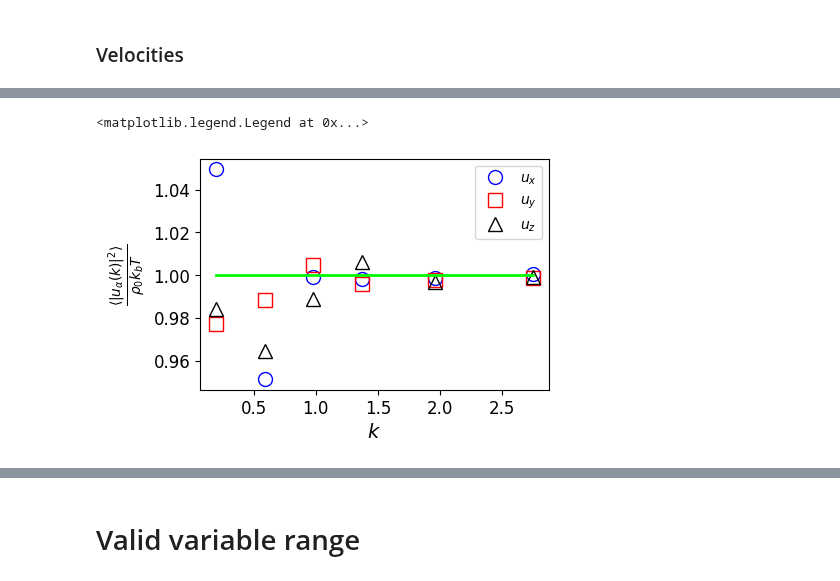
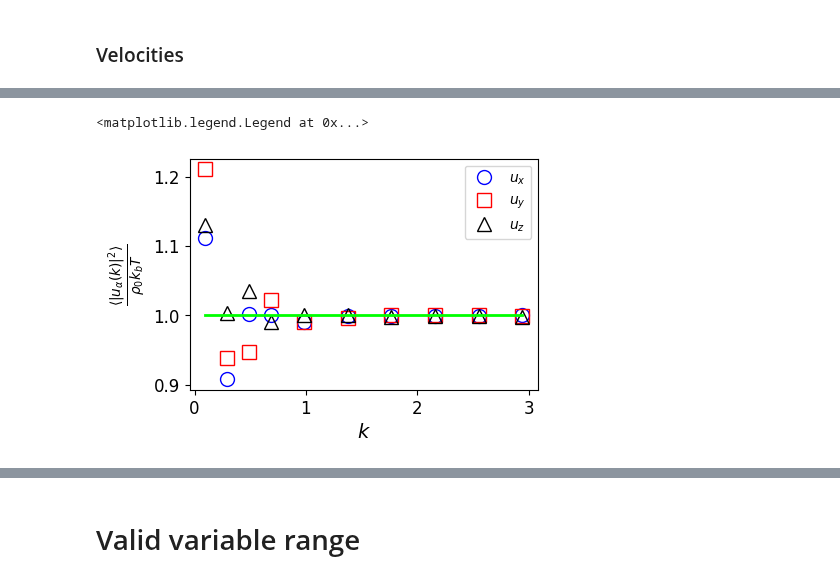
Before and after one commit to uschille/LBMeX, a Jupyter notebook: src_lbm/binary/analysis.ipynb, the cells around one changed output, grey strips where cells are left out. Drawn from its saved outputs; the diff is of its cells as text; code cells hidden in the pictures.

```diff
--- a/src_lbm/binary/analysis.ipynb
+++ b/src_lbm/binary/analysis.ipynb
@@ -39,7 +39,7 @@ def cs2k(kx, ky, kz, density, C0):
     thermal_cs2 = model_cs2(density, C0)
     k2 = lattice_fourier_laplacian(kx, ky, kz)
     if correlated:
-        out = thermal_cs2 + 2*k2*kappa*(density - C0)
+        out = thermal_cs2 + k2*kappa
     else:
         out = thermal_cs2
     return out
@@ -55,7 +55,7 @@ def mu_ck(kx, ky, kz, density, C0):
     ref_state = mu_c(density, C0)
     k2 = lattice_fourier_laplacian(kx, ky, kz)
     if correlated:
-        out = ref_state + 4*kappa*k2*C0
+        out = ref_state + kappa*k2
     else:
         out = ref_state
     return out
@@ -151,7 +151,7 @@ def make_bins(to_bin1, binsize, to_bin2 = None):
 # %% [markdown]
 ## Equilibration ratios
 # %%
-idx = -1
+idx = 1
 rho_data = 1.0
 C1_data = 0.0
 ts = yt.load(savedir+"SF_plt_mag*")
@@ -282,7 +310,7 @@ fig.tight_layout()
 freqs = fft.fftshift(fft.fftfreq(L))
 kx, ky, kz = np.meshgrid(*tuple([2*np.pi*freqs for L in [L, L, L]]), indexing='ij')
 k2 = lattice_fourier_laplacian(kx, ky, kz)
-experiment_muck = mu_ck(kx, ky, kz, 1.0, 0.5)
+experiment_muck = mu_ck(kx, ky, kz, 1.0, 0.0)
 data = [np.array(ad[('boxlib', 'struct_fact_phi_phi')]).reshape(L, L, L)]
 
 test = data[0].copy()
@@ -403,2 +431,20 @@ fig.tight_layout()
 # %% [markdown]
 ### Velocities
+# %%
+data = [np.array(ad[('boxlib', 'struct_fact_ux_ux')]).reshape(L, L, L),
+        np.array(ad[('boxlib', 'struct_fact_uy_uy')]).reshape(L, L, L),
+        np.array(ad[('boxlib', 'struct_fact_uz_uz')]).reshape(L, L, L)]
+
+slc_s = [np.s_[L//2, :, :], np.s_[:, L//2, :], np.s_[:, :, L//2]]
+labels = ['yz', 'xz', 'xy']
+fig, axs = plt.subplots(3, 3, figsize = (9, 9))
+
+for i in range(3):
+    d = data[i]
+    for j in range(3):
+        ax = axs[i, j]
+        im = ax.imshow(d[slc_s[j]], vmin = 0.8, vmax = 1.2)
+        plt.colorbar(im, ax = ax, shrink = 0.8)
+        ax.set_title(f"$S_{{u_{chr(120+i)}u_{chr(120+i)}}}$ {labels[j]}")
+
+fig.tight_layout()
@@ -407,35 +455,35 @@ data = [np.array(ad[('boxlib', 'struct_fact_ux_ux')]).reshape(L, L, L),
         np.array(ad[('boxlib', 'struct_fact_uy_uy')]).reshape(L, L, L),
         np.array(ad[('boxlib', 'struct_fact_uz_uz')]).reshape(L, L, L)]
 
 ar = 1.5
 sz = 3
 fig, ax = plt.subplots(1, 1, figsize = (sz*ar, sz))
 
 colors = ['b', "r", "k"]
 markers = ["o", "s", '^']
 labels = [r"$u_x$", r"$u_y$", r"$u_z$"]
 
 for i, d in enumerate(data):
-        d[slc] *= T/kbt
+        d[slc] /= 3*kbt
         x, y = spherically_averaged_structure_factor(d, rho_data, C1_data, scale_factor = 1)
         x, y = make_bins(x, binsize, to_bin2 = y)
 
         ax.plot(x, y,
                 marker = markers[i], color = colors[i],
                 markerfacecolor = "None", markersize = 10,
                 linestyle = "None", label = labels[i])
 ax.plot(x, [1]*x.size, 'lime', lw = 2)
 
 ax.set_xlabel(r"$k$", fontsize = 14)
 ax.set_ylabel(r"$\frac{ \langle | u_{\alpha}(k) | ^2 \rangle }{\rho_{0}k_b T}$", fontsize = 14)
 
 ax.tick_params(axis='both', which='major', labelsize=12)
 ax.tick_params(axis='both', which='minor', labelsize=10)
 ax.legend()
 # ax.set_ylim([0.9, 1.1])
 # %% [output]
 <matplotlib.legend.Legend at 0x...>
-[figure, old version]
+[figure, new version]
 # %%
 sz = 4
 fig, tax = plt.subplots(1, 3, figsize = (sz*3, sz), subplot_kw={'projection': 'polar'})
```
Also changed, not shown: parts of 12 cells of this notebook, 4 other files.
